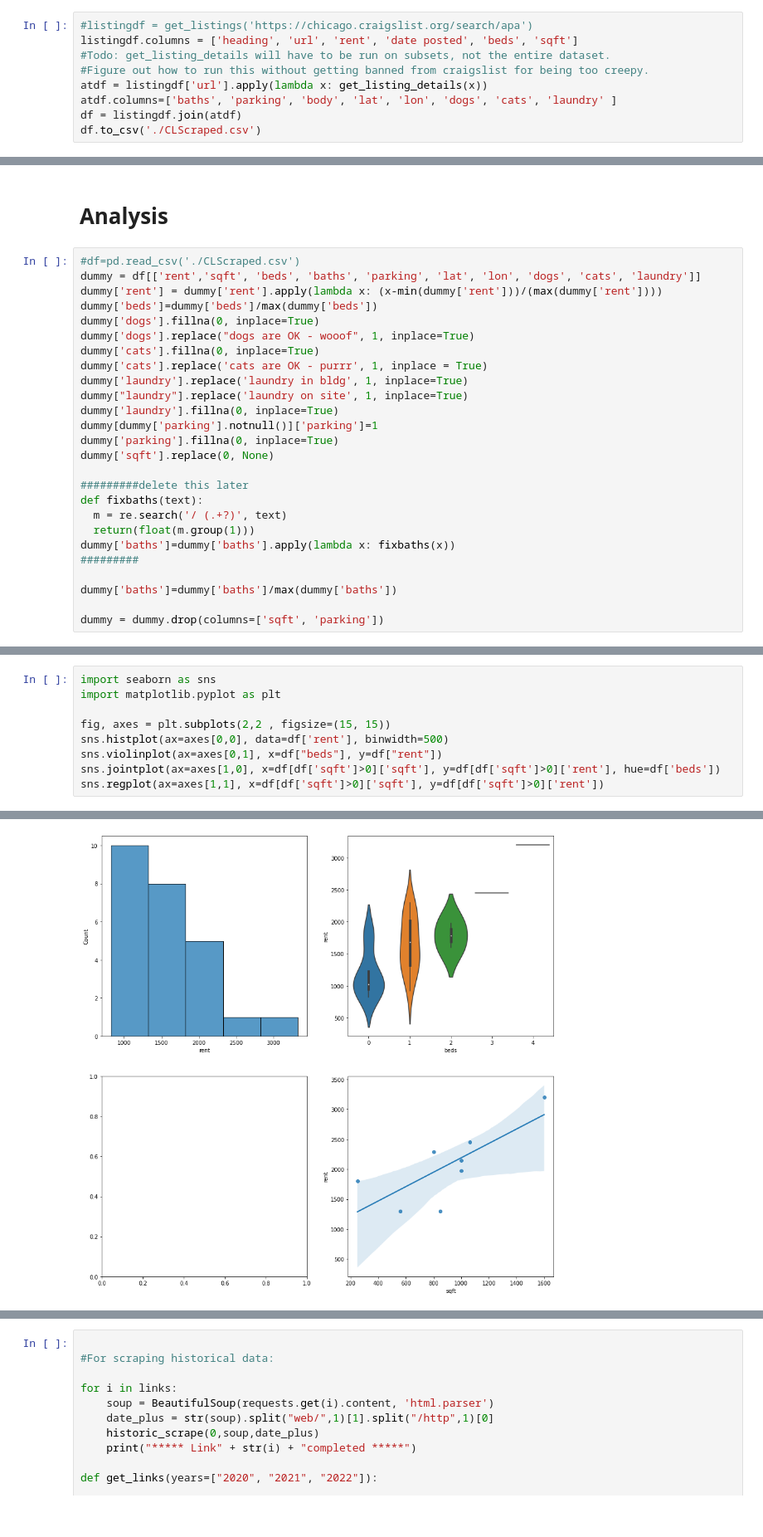
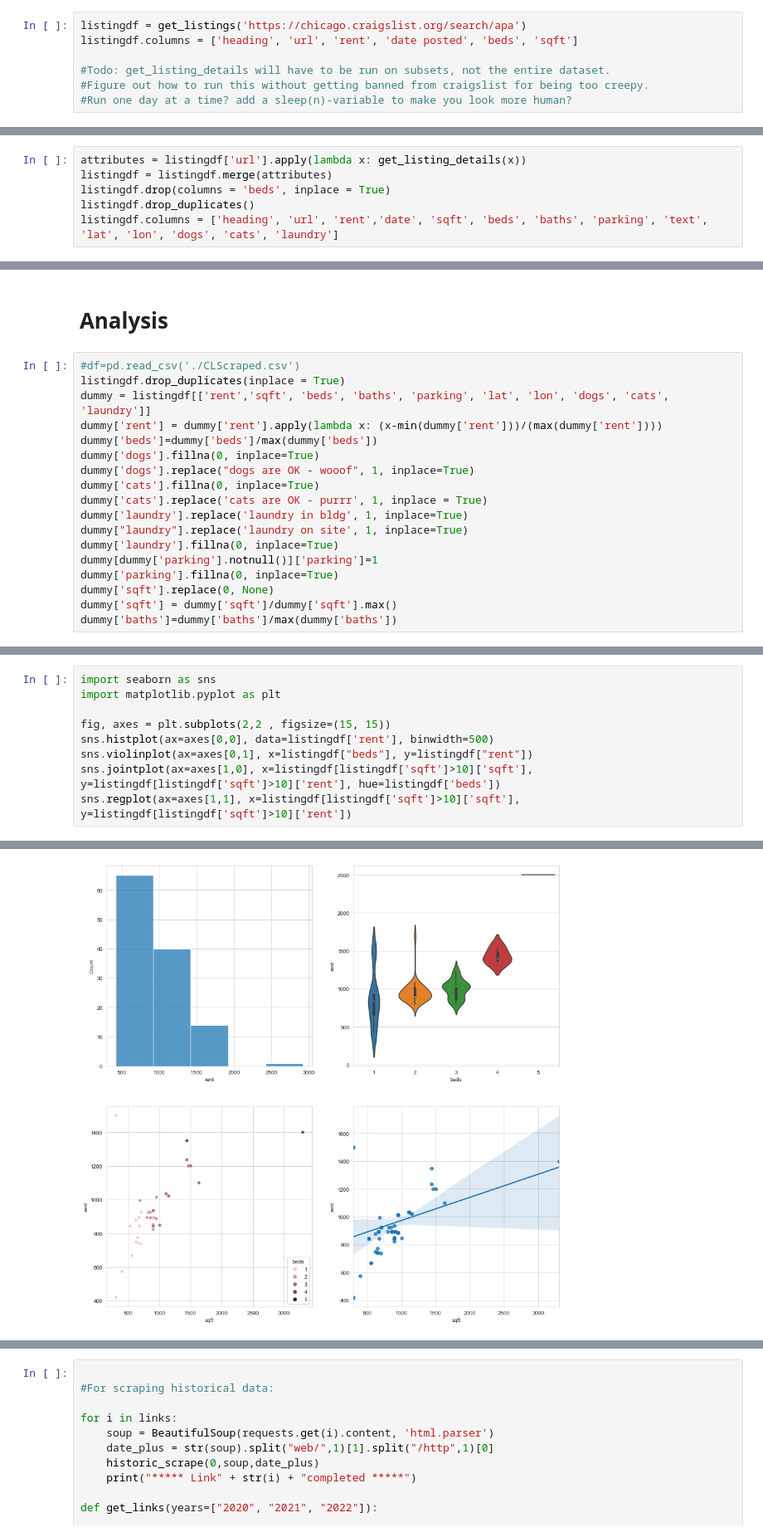
Before and after one commit to gbwiersum/CLApartmentScraper, a Jupyter notebook: CLScraper.ipynb, the cells around one changed output, grey strips where cells are left out. Shown at 83% size. Cells and saved outputs as stored; diff of their text form.

```diff
--- a/CLScraper.ipynb
+++ b/CLScraper.ipynb
@@ -176,10 +183,8 @@ def get_listing_details(url):
 # %%
-#listingdf = get_listings('https://chicago.craigslist.org/search/apa')
+listingdf = get_listings('https://chicago.craigslist.org/search/apa')
 listingdf.columns = ['heading', 'url', 'rent', 'date posted', 'beds', 'sqft']
+
 #Todo: get_listing_details will have to be run on subsets, not the entire dataset.
 #Figure out how to run this without getting banned from craigslist for being too creepy.
-atdf = listingdf['url'].apply(lambda x: get_listing_details(x))
-atdf.columns=['baths', 'parking', 'body', 'lat', 'lon', 'dogs', 'cats', 'laundry' ]
-df = listingdf.join(atdf)
-df.to_csv('./CLScraped.csv')
+#Run one day at a time? add a sleep(n)-variable to make you look more human?
 # %% [output]
@@ -190,0 +192,6 @@ browser.page_source
+# %%
+attributes = listingdf['url'].apply(lambda x: get_listing_details(x))
+listingdf = listingdf.merge(attributes)
+listingdf.drop(columns = 'beds', inplace = True)
+listingdf.drop_duplicates()
+listingdf.columns = ['heading', 'url', 'rent','date', 'sqft', 'beds', 'baths', 'parking', 'text', 'lat', 'lon', 'dogs', 'cats', 'laundry']
@@ -192,7 +251,8 @@ browser.page_source
 # Analysis
 # %%
 #df=pd.read_csv('./CLScraped.csv')
-dummy = df[['rent','sqft', 'beds', 'baths', 'parking', 'lat', 'lon', 'dogs', 'cats', 'laundry']]
+listingdf.drop_duplicates(inplace = True)
+dummy = listingdf[['rent','sqft', 'beds', 'baths', 'parking', 'lat', 'lon', 'dogs', 'cats', 'laundry']]
 dummy['rent'] = dummy['rent'].apply(lambda x: (x-min(dummy['rent']))/(max(dummy['rent'])))
 dummy['beds']=dummy['beds']/max(dummy['beds'])
 dummy['dogs'].fillna(0, inplace=True)
@@ -205,17 +265,8 @@ dummy['laundry'].fillna(0, inplace=True)
 dummy[dummy['parking'].notnull()]['parking']=1
 dummy['parking'].fillna(0, inplace=True)
 dummy['sqft'].replace(0, None)
-
-#########delete this later
-def fixbaths(text):
-  m = re.search('/ (.+?)', text)
-  return(float(m.group(1)))
-dummy['baths']=dummy['baths'].apply(lambda x: fixbaths(x))
-#########
-
+dummy['sqft'] = dummy['sqft']/dummy['sqft'].max()
 dummy['baths']=dummy['baths']/max(dummy['baths'])
-
-dummy = dummy.drop(columns=['sqft', 'parking'])
 # %% [output]
 A value is trying to be set on a copy of a slice from a DataFrame.
 Try using .loc[row_indexer,col_indexer] = value instead
@@ -265,8 +312,8 @@ import seaborn as sns
 import matplotlib.pyplot as plt
 
 fig, axes = plt.subplots(2,2 , figsize=(15, 15))
-sns.histplot(ax=axes[0,0], data=df['rent'], binwidth=500)
-sns.violinplot(ax=axes[0,1], x=df["beds"], y=df["rent"])
-sns.jointplot(ax=axes[1,0], x=df[df['sqft']>0]['sqft'], y=df[df['sqft']>0]['rent'], hue=df['beds'])
-sns.regplot(ax=axes[1,1], x=df[df['sqft']>0]['sqft'], y=df[df['sqft']>0]['rent'])
+sns.histplot(ax=axes[0,0], data=listingdf['rent'], binwidth=500)
+sns.violinplot(ax=axes[0,1], x=listingdf["beds"], y=listingdf["rent"])
+sns.jointplot(ax=axes[1,0], x=listingdf[listingdf['sqft']>10]['sqft'], y=listingdf[listingdf['sqft']>10]['rent'], hue=listingdf['beds'])
+sns.regplot(ax=axes[1,1], x=listingdf[listingdf['sqft']>10]['sqft'], y=listingdf[listingdf['sqft']>10]['rent'])
 # %% [output]
@@ -274 +321 @@ sns.regplot(ax=axes[1,1], x=df[df['sqft']>0]['sqft'], y=df[df['sqft']>0]['rent']
-[figure, old version]
+[figure, new version]
```
Also changed, not shown: parts of 16 cells of this notebook.
